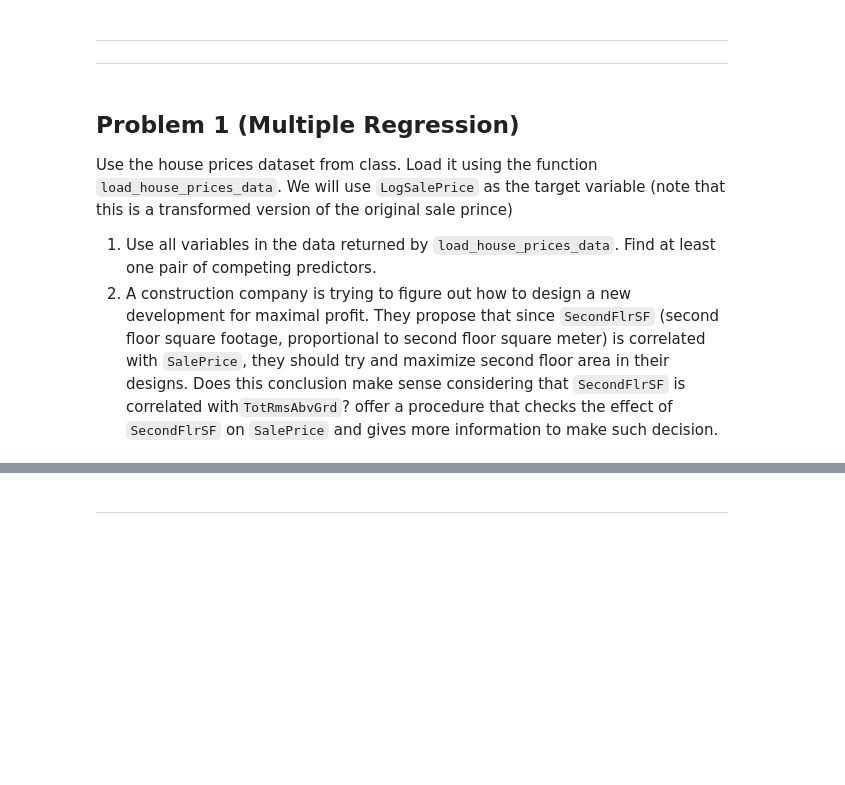
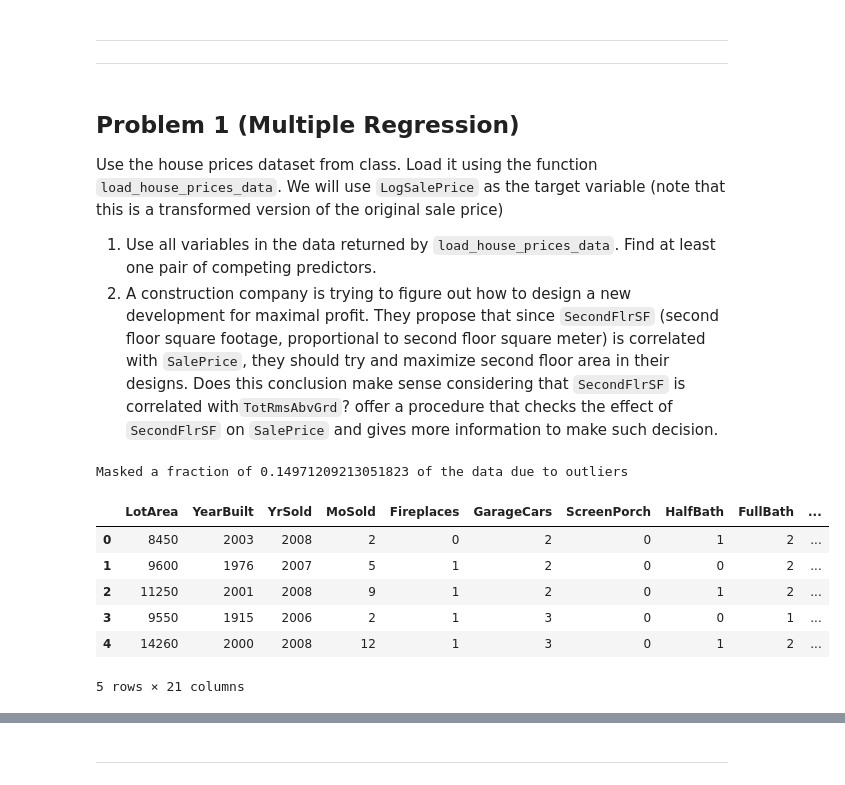
Before and after one commit to Nesher123/advanced-statistics, a Jupyter notebook: hw6/hw6.ipynb, the cells around one changed output, grey strips where cells are left out. Cells and saved outputs as stored; diff of their text form; code cells hidden in the pictures; blank space fills up the shorter version.

```diff
--- a/hw6/hw6.ipynb
+++ b/hw6/hw6.ipynb
@@ -47,7 +47,7 @@ $
 # %% [markdown]
 ## Problem 1 (Multiple Regression)
 
-Use the house prices dataset from class. Load it using the function ``load_house_prices_data``. We will use ``LogSalePrice`` as the target variable (note that this is a transformed version of the original sale prince)
+Use the house prices dataset from class. Load it using the function ``load_house_prices_data``. We will use ``LogSalePrice`` as the target variable (note that this is a transformed version of the original sale price)
 
 1. Use all variables in the data returned by ``load_house_prices_data``. Find at least one pair of competing predictors.
 2. A construction company is trying to figure out how to design a new development for maximal profit. They propose that since ``SecondFlrSF`` (second floor square footage, proportional to second floor square meter) is correlated with ``SalePrice``, they should try and maximize second floor area in their designs. Does this conclusion make sense considering that ``SecondFlrSF`` is correlated with``TotRmsAbvGrd``? offer a procedure that checks the effect of ``SecondFlrSF`` on ``SalePrice`` and gives more information to make such decision.
@@ -109,3 +109,15 @@ def load_house_prices_data(path="housing_prices.csv"):
     mask = detect_outliers(data1, .01).any(1)
     print(f"Masked a fraction of {mask.mean()} of the data due to outliers")
     return data1[~mask]
+# %%
+data = load_house_prices_data()
+data.head()
+# %% [output]
+Masked a fraction of 0.14971209213051823 of the data due to outliers
+|  | LotArea | YearBuilt | YrSold | MoSold | Fireplaces | GarageCars | ScreenPorch | HalfBath | FullBath | ... |
+| 0 | 8450 | 2003 | 2008 | 2 | 0 | 2 | 0 | 1 | 2 | ... |
+| 1 | 9600 | 1976 | 2007 | 5 | 1 | 2 | 0 | 0 | 2 | ... |
+| 2 | 11250 | 2001 | 2008 | 9 | 1 | 2 | 0 | 1 | 2 | ... |
+| 3 | 9550 | 1915 | 2006 | 2 | 1 | 3 | 0 | 0 | 1 | ... |
+| 4 | 14260 | 2000 | 2008 | 12 | 1 | 3 | 0 | 1 | 2 | ... |
+5 rows × 21 columns
```
Also changed, not shown: parts of 4 cells of this notebook, 22 other files.
